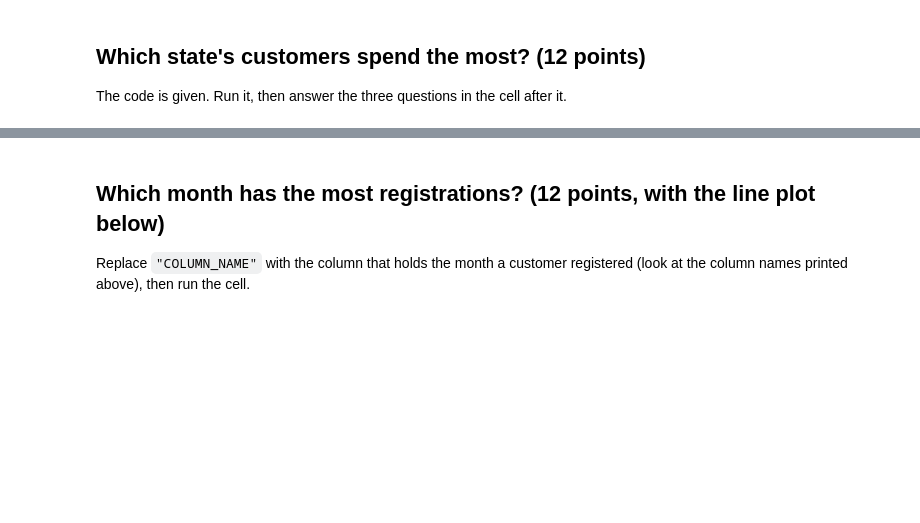
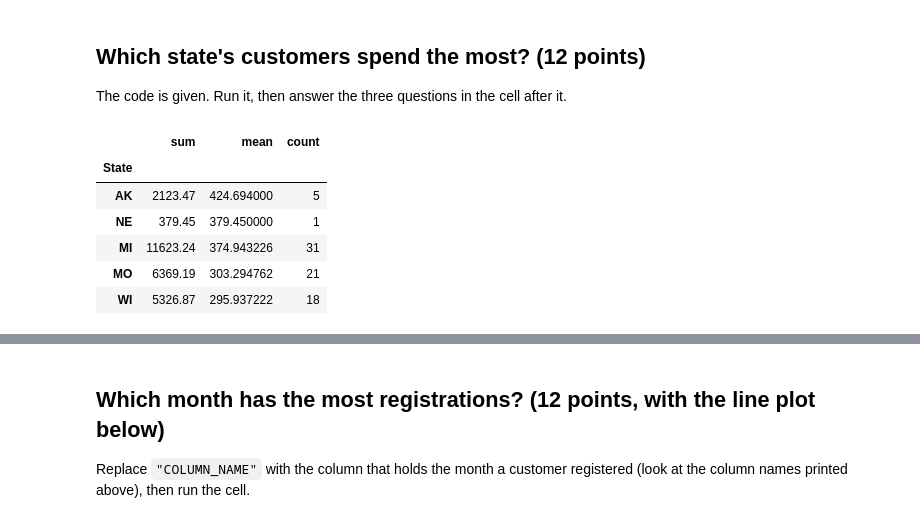
Before and after one commit to yxf9tv/comm4259-work, a Jupyter notebook: assignment_02/Assignment_02-Data_Preparation.ipynb, the cells around one changed output, grey strips where cells are left out. Drawn from its saved outputs; the diff is of its cells as text; code cells hidden in the pictures; blank space fills up the shorter version.

```diff
--- a/assignment_02/Assignment_02-Data_Preparation.ipynb
+++ b/assignment_02/Assignment_02-Data_Preparation.ipynb
@@ -78,7 +78,15 @@ The code is given. Run it, then answer the three questions in the cell after it.
 # %%
 # Total, average and number of customers' spending (TotalSales_sum) for each state
 state_sales = customer.groupby("State").TotalSales_sum.agg(["sum", "mean", "count"])
-state_sales.sort_values("sum", ascending=False).head()
+state_sales.sort_values("mean", ascending=False).head()
+# %% [output]
+|  | sum | mean | count |
+| State |  |  |  |
+| AK | 2123.47 | 424.694000 | 5 |
+| NE | 379.45 | 379.450000 | 1 |
+| MI | 11623.24 | 374.943226 | 31 |
+| MO | 6369.19 | 303.294762 | 21 |
+| WI | 5326.87 | 295.937222 | 18 |
 # %% [markdown]
 Answer here:
 1. In your own words, what do `agg(["sum", "mean", "count"])` and `sort_values("sum", ascending=False)` do?
```
Also changed, not shown: parts of 10 cells of this notebook.
